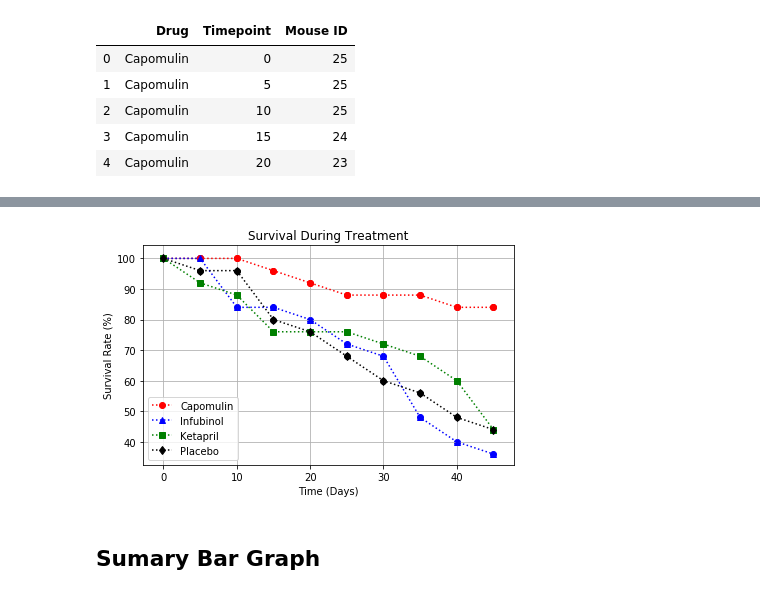
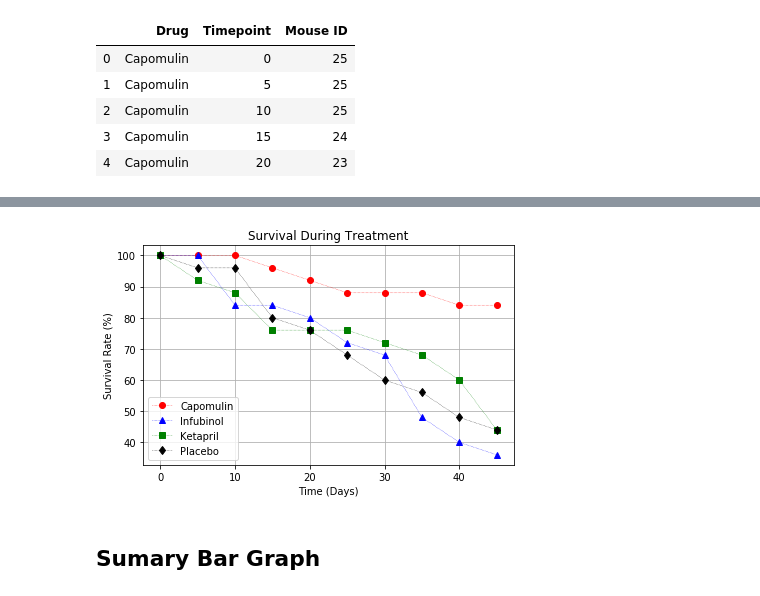
Before and after one commit to nadireag/matplotlib-challenge, a Jupyter notebook: Pymaceuticals/pymaceuticals.ipynb, the cells around one changed output, grey strips where cells are left out. Cells and saved outputs as stored; diff of their text form; code cells hidden in the pictures.

```diff
--- a/Pymaceuticals/pymaceuticals.ipynb
+++ b/Pymaceuticals/pymaceuticals.ipynb
@@ -354,42 +348,28 @@ survival_rate
 | 9 | 45 | 21 | 9 | 11 | 11 | 84.0 | 36.0 | ... |
 # %%
 #Generate the Plot (Accounting for percentages)
-# Create scatter plot for Capomulin
-plt.scatter(survival_rate["Timepoint"], survival_rate["Percentage for Capomulin"], color = "red")
-
-# Create scatter plot for Infubinol and add lines
-plt.scatter(survival_rate["Timepoint"], survival_rate["Percentage for Infubinol"], color = "blue")
-
-# Create scatter plot for Ketapril
-plt.scatter(survival_rate["Timepoint"], survival_rate["Percentage for Ketapril"], color = "green")
-
-# Create scatter plot for Placebo
-plt.scatter(survival_rate["Timepoint"], survival_rate["Percentage for Placebo"], color = "black")
-
-# Add lines to the plot
-plt.plot(survival_rate["Timepoint"], survival_rate["Percentage for Capomulin"], color = "red", linestyle=":", label="Capomulin", marker="o")
-plt.plot(survival_rate["Timepoint"], survival_rate["Percentage for Infubinol"], color = "blue", linestyle=":", label="Infubinol", marker="^")
-plt.plot(survival_rate["Timepoint"], survival_rate["Percentage for Ketapril"], color = "green", linestyle=":", label= "Ketapril", marker="s")
-plt.plot(survival_rate["Timepoint"], survival_rate["Percentage for Placebo"], color = "black", linestyle=":", label="Placebo", marker="d")
+plt.plot(survival_rate["Timepoint"], survival_rate["Percentage for Capomulin"], color = "red", linestyle=":", label="Capomulin", marker="o", lw=0.5)
+plt.plot(survival_rate["Timepoint"], survival_rate["Percentage for Infubinol"], color = "blue", linestyle=":", label="Infubinol", marker="^", lw=0.5)
+plt.plot(survival_rate["Timepoint"], survival_rate["Percentage for Ketapril"], color = "green", linestyle=":", label= "Ketapril", marker="s", lw=0.5)
+plt.plot(survival_rate["Timepoint"], survival_rate["Percentage for Placebo"], color = "black", linestyle=":", label="Placebo", marker="d", lw=0.5)
 
 # Add Title and labels
 plt.ylabel("Survival Rate (%)")
 plt.xlabel("Time (Days)")
 plt.title("Survival During Treatment")
 plt.legend(loc="lower left", fancybox=True)
 
 # Add Grids
 plt.grid()
 
 # Save the Figure
 plt.tight_layout()
 plt.savefig("../Images/survival.png")
 
-
 # Show the Figure
 plt.show()
 # %% [output]
-[figure, old version]
+[figure, new version]
 # %% [markdown]
 ## Sumary Bar Graph
 # %%
```
Also changed, not shown: parts of 3 cells of this notebook, 3 other files.
